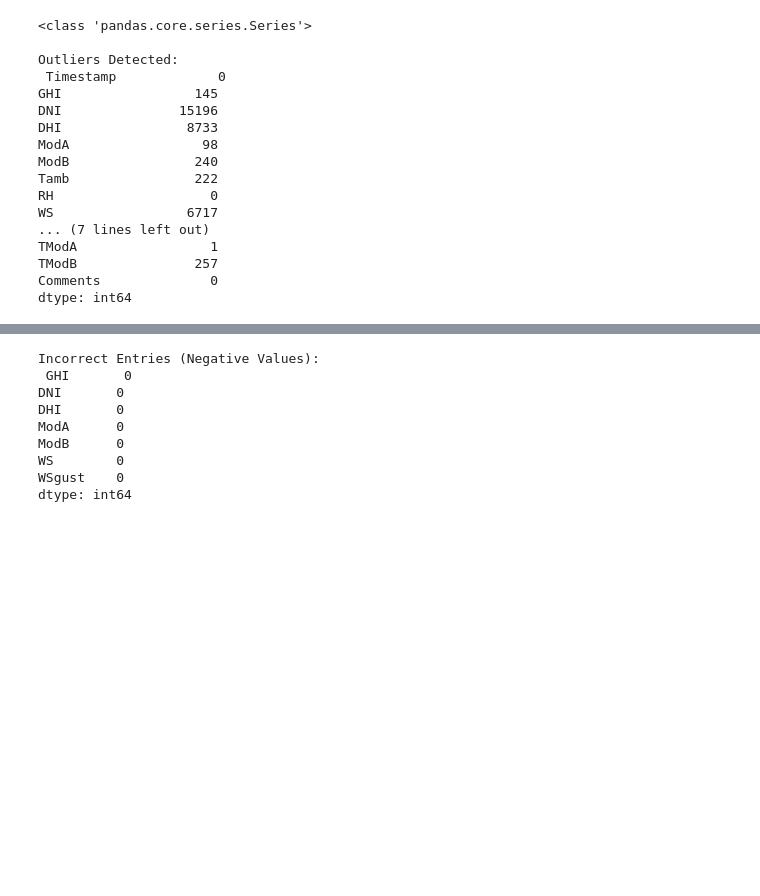
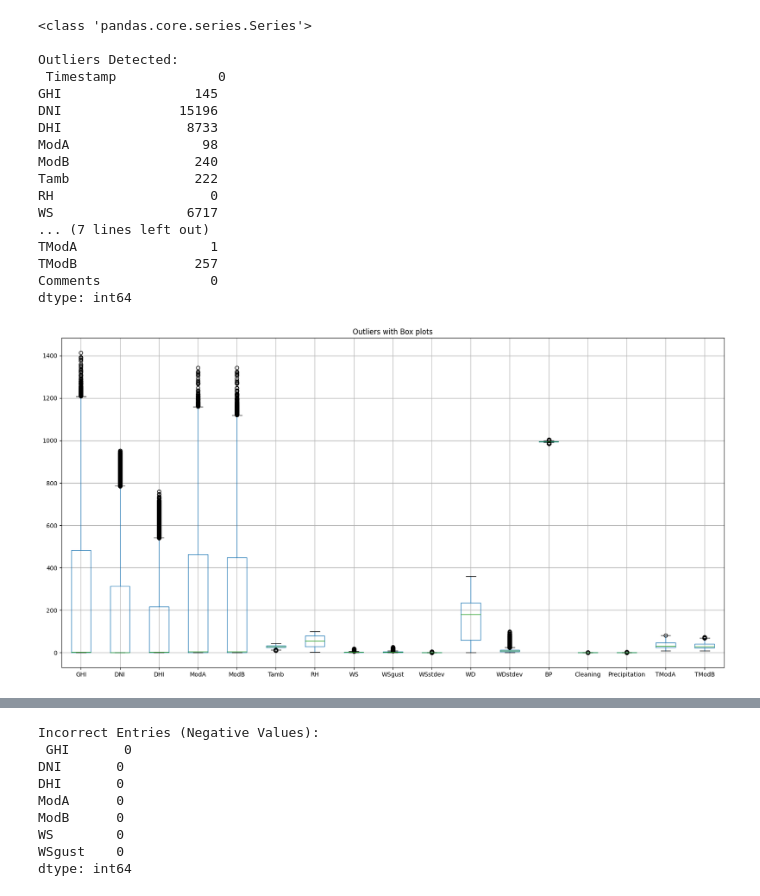
Before and after one commit to dani6566/TASK_01, a Jupyter notebook: Notebooks/benin-malanville.ipynb, the cells around one changed output, grey strips where cells are left out. Cells and saved outputs as stored; diff of their text form; code cells hidden in the pictures; blank space fills up the shorter version.

```diff
--- a/Notebooks/benin-malanville.ipynb
+++ b/Notebooks/benin-malanville.ipynb
@@ -222,3 +195,10 @@ TModA                 1
 TModB               257
 Comments              0
 dtype: int64
+# %%
+#Identifying Outliers with Box Plots
+Data_benin.boxplot(figsize=(20, 10))
+plt.title("Outliers with Box plots")
+plt.show()
+# %% [output]
+[figure, added]
```
Also changed, not shown: parts of 28 cells of this notebook, 2 other files.
